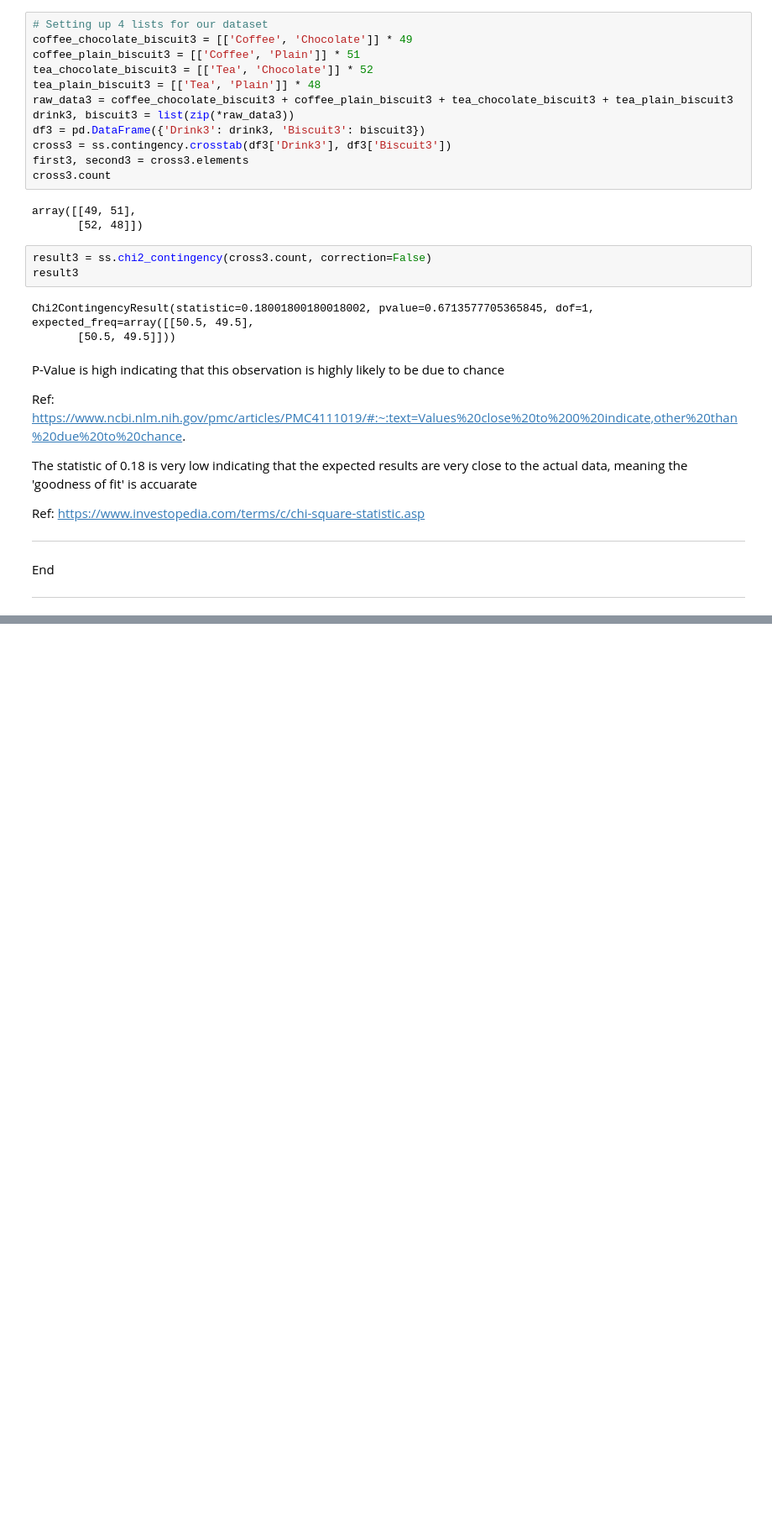
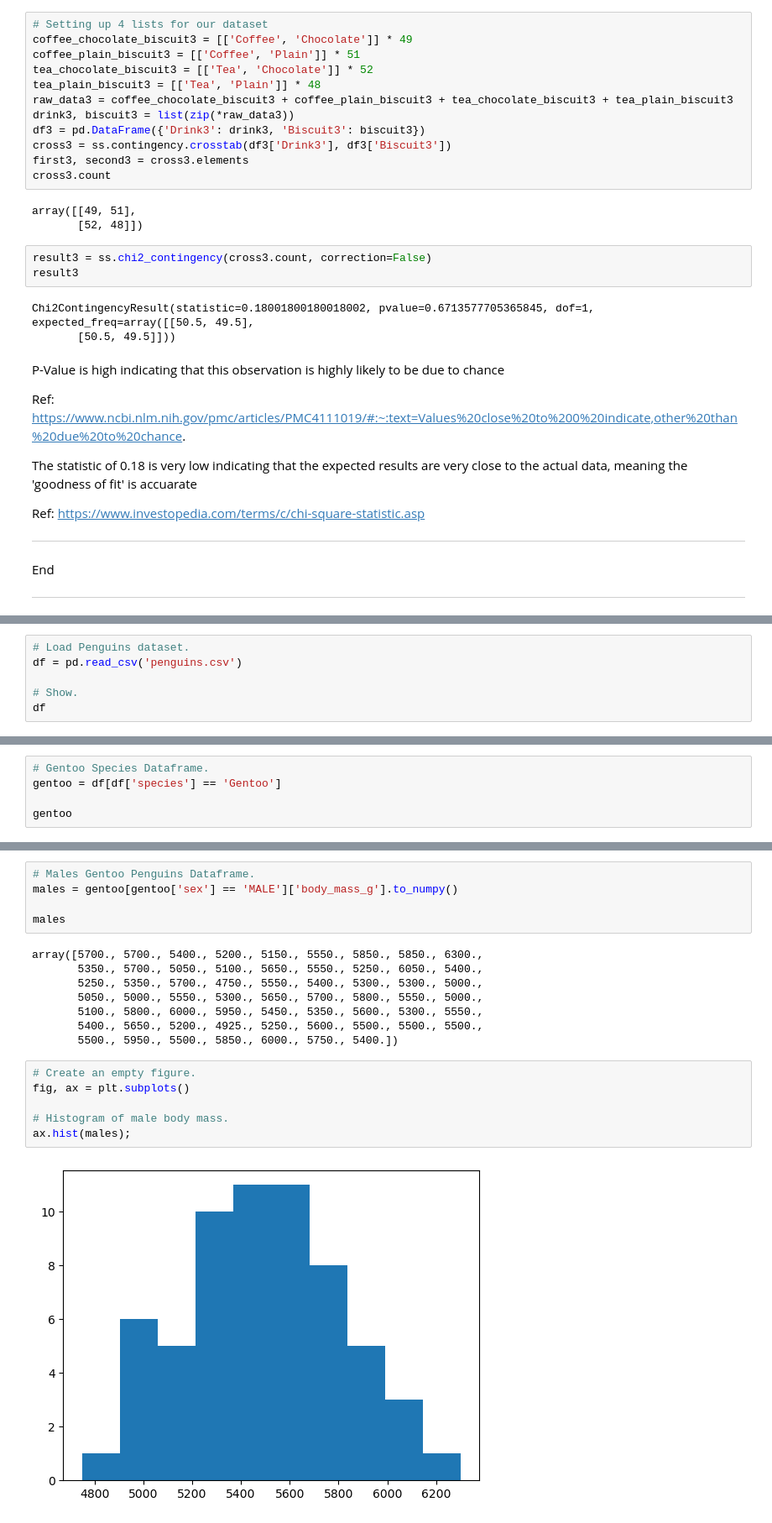
Before and after one commit to mhmdmahdi/Machine-Learning-and-Statistics, a Jupyter notebook: tasks.ipynb, the cells around one changed output, grey strips where cells are left out. Shown at 84% size. Saved outputs shown, nothing was run; the diff lists cells and outputs as text; blank space fills up the shorter version.

```diff
--- a/tasks.ipynb
+++ b/tasks.ipynb
@@ -270,0 +288,6 @@ End
+# %%
+# Load Penguins dataset.
+df = pd.read_csv('penguins.csv')
+
+# Show.
+df
@@ -270,0 +308,5 @@ End
+# %%
+# Gentoo Species Dataframe.
+gentoo = df[df['species'] == 'Gentoo']
+
+gentoo
@@ -270,0 +327,21 @@ End
+# %%
+# Males Gentoo Penguins Dataframe.
+males = gentoo[gentoo['sex'] == 'MALE']['body_mass_g'].to_numpy()
+
+males
+# %% [output]
+array([5700., 5700., 5400., 5200., 5150., 5550., 5850., 5850., 6300.,
+       5350., 5700., 5050., 5100., 5650., 5550., 5250., 6050., 5400.,
+       5250., 5350., 5700., 4750., 5550., 5400., 5300., 5300., 5000.,
+       5050., 5000., 5550., 5300., 5650., 5700., 5800., 5550., 5000.,
+       5100., 5800., 6000., 5950., 5450., 5350., 5600., 5300., 5550.,
+       5400., 5650., 5200., 4925., 5250., 5600., 5500., 5500., 5500.,
+       5500., 5950., 5500., 5850., 6000., 5750., 5400.])
+# %%
+# Create an empty figure.
+fig, ax = plt.subplots()
+
+# Histogram of male body mass.
+ax.hist(males);
+# %% [output]
+[figure, added]
```
Also changed, not shown: parts of 12 cells of this notebook, 4 other files.
